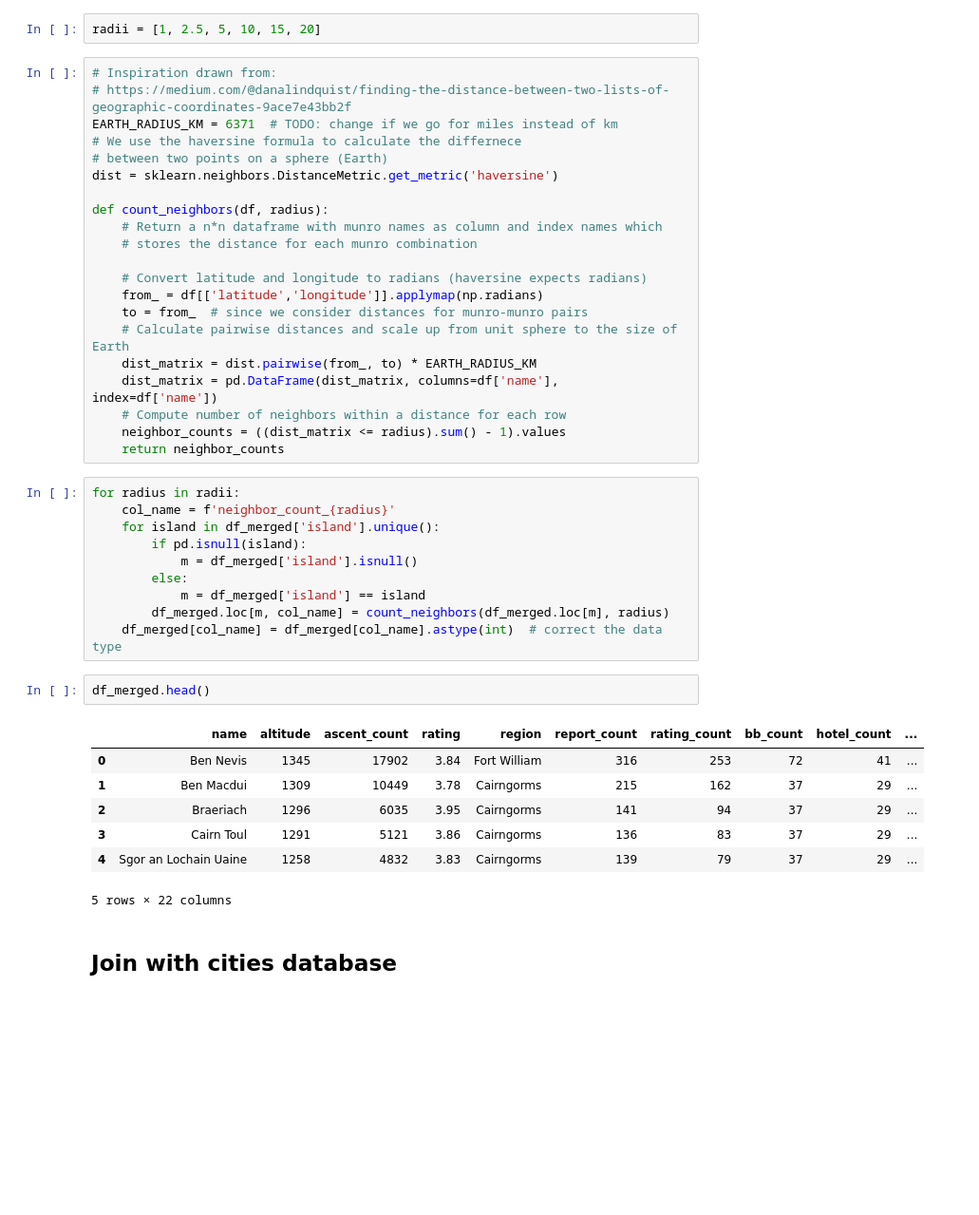
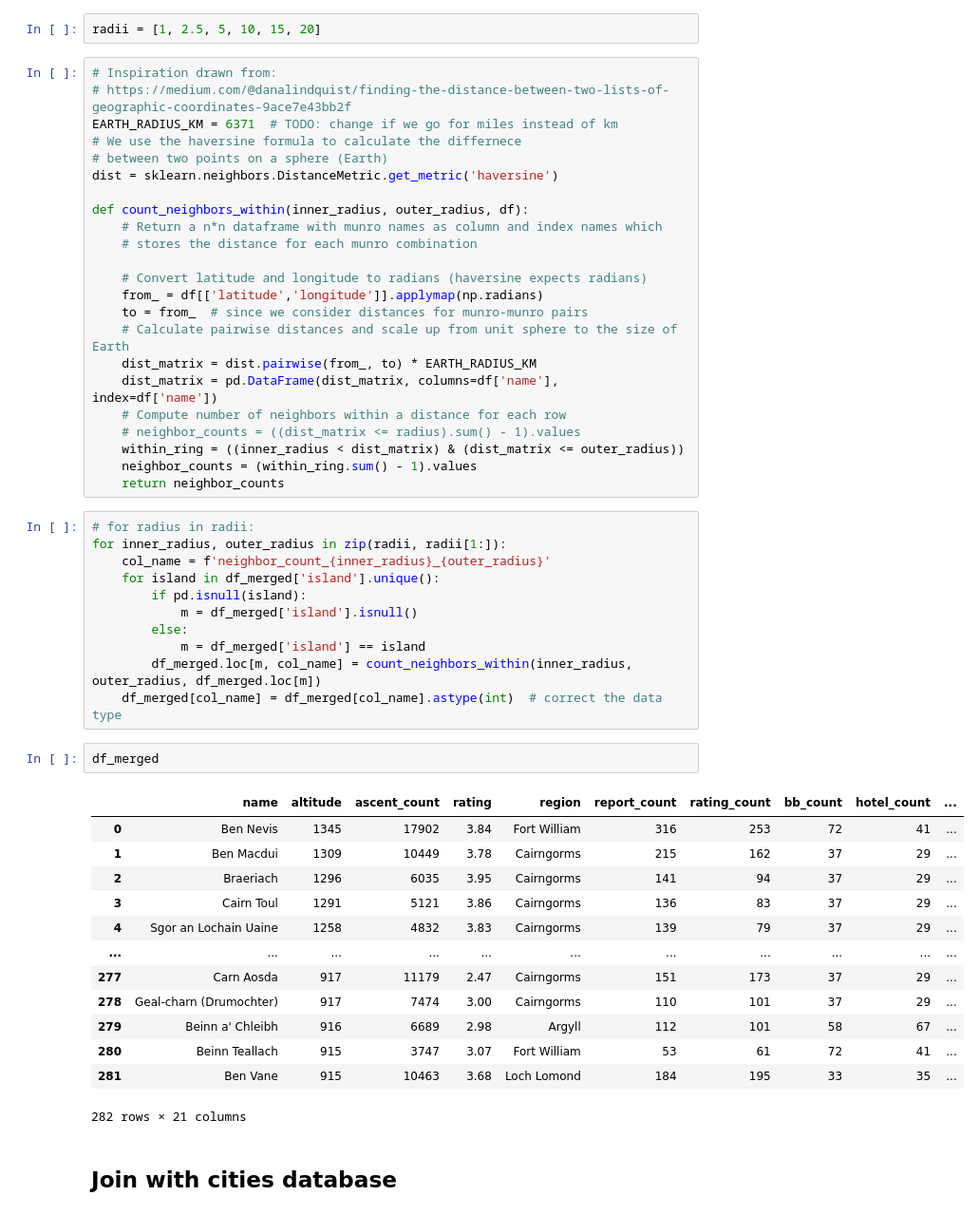
Before and after one commit to filipbalucha/FDS_final_project, a Jupyter notebook: data_processing.ipynb, the cells around one changed output. Shown at 95% size. Saved outputs shown, nothing was run; the diff lists cells and outputs as text; blank space fills up the shorter version.

```diff
--- a/data_processing.ipynb
+++ b/data_processing.ipynb
@@ -480,7 +480,7 @@ EARTH_RADIUS_KM = 6371  # TODO: change if we go for miles instead of km
 # between two points on a sphere (Earth)
 dist = sklearn.neighbors.DistanceMetric.get_metric('haversine')
 
-def count_neighbors(df, radius):
+def count_neighbors_within(inner_radius, outer_radius, df):
     # Return a n*n dataframe with munro names as column and index names which
     # stores the distance for each munro combination
 
@@ -491,28 +491,37 @@ def count_neighbors(df, radius):
     dist_matrix = dist.pairwise(from_, to) * EARTH_RADIUS_KM
     dist_matrix = pd.DataFrame(dist_matrix, columns=df['name'], index=df['name'])
     # Compute number of neighbors within a distance for each row
-    neighbor_counts = ((dist_matrix <= radius).sum() - 1).values
+    # neighbor_counts = ((dist_matrix <= radius).sum() - 1).values
+    within_ring = ((inner_radius < dist_matrix) & (dist_matrix <= outer_radius))
+    neighbor_counts = (within_ring.sum() - 1).values
     return neighbor_counts
 # %%
-for radius in radii:
-    col_name = f'neighbor_count_{radius}'
+# for radius in radii:
+for inner_radius, outer_radius in zip(radii, radii[1:]):
+    col_name = f'neighbor_count_{inner_radius}_{outer_radius}'
     for island in df_merged['island'].unique():
         if pd.isnull(island):
             m = df_merged['island'].isnull()
         else:
             m = df_merged['island'] == island
-        df_merged.loc[m, col_name] = count_neighbors(df_merged.loc[m], radius)
+        df_merged.loc[m, col_name] = count_neighbors_within(inner_radius, outer_radius, df_merged.loc[m])
     df_merged[col_name] = df_merged[col_name].astype(int)  # correct the data type
 # %%
-df_merged.head()
+df_merged
 # %% [output]
 |  | name | altitude | ascent_count | rating | region | report_count | rating_count | bb_count | hotel_count | ... |
 | 0 | Ben Nevis | 1345 | 17902 | 3.84 | Fort William | 316 | 253 | 72 | 41 | ... |
 | 1 | Ben Macdui | 1309 | 10449 | 3.78 | Cairngorms | 215 | 162 | 37 | 29 | ... |
 | 2 | Braeriach | 1296 | 6035 | 3.95 | Cairngorms | 141 | 94 | 37 | 29 | ... |
 | 3 | Cairn Toul | 1291 | 5121 | 3.86 | Cairngorms | 136 | 83 | 37 | 29 | ... |
 | 4 | Sgor an Lochain Uaine | 1258 | 4832 | 3.83 | Cairngorms | 139 | 79 | 37 | 29 | ... |
+| ... | ... | ... | ... | ... | ... | ... | ... | ... | ... | ... |
+| 277 | Carn Aosda | 917 | 11179 | 2.47 | Cairngorms | 151 | 173 | 37 | 29 | ... |
+| 278 | Geal-charn (Drumochter) | 917 | 7474 | 3.00 | Cairngorms | 110 | 101 | 37 | 29 | ... |
+| 279 | Beinn a' Chleibh | 916 | 6689 | 2.98 | Argyll | 112 | 101 | 58 | 67 | ... |
+| 280 | Beinn Teallach | 915 | 3747 | 3.07 | Fort William | 53 | 61 | 72 | 41 | ... |
+| 281 | Ben Vane | 915 | 10463 | 3.68 | Loch Lomond | 184 | 195 | 33 | 35 | ... |
-5 rows × 22 columns
+282 rows × 21 columns
 # %% [markdown]
 ## Join with cities database
 # %%
```
Also changed, not shown: parts of 3 cells of this notebook, 9 other files.
